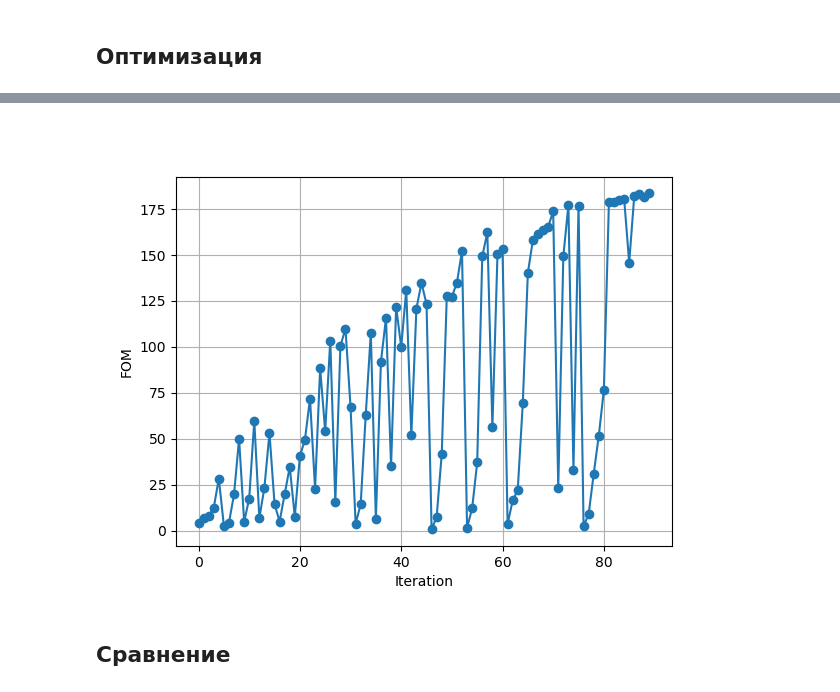
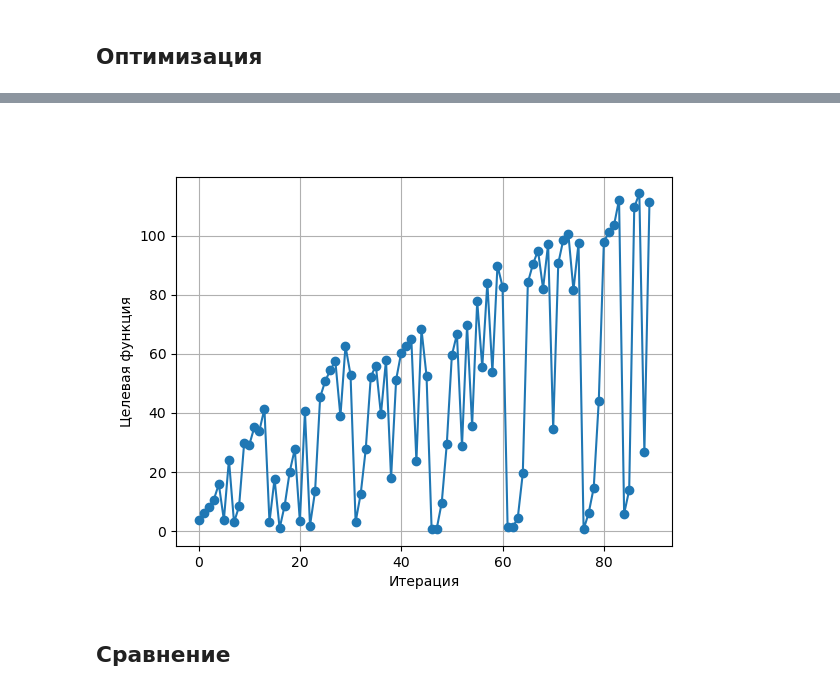
Before and after one commit to rangiferina/WGM_adjoint, a Jupyter notebook: WGM.ipynb, the cells around one changed output, grey strips where cells are left out. Saved outputs shown, nothing was run; the diff lists cells and outputs as text; code cells hidden in the pictures.

```diff
--- a/WGM.ipynb
+++ b/WGM.ipynb
@@ -6,14 +6,14 @@ import numpy as np
 from matplotlib import pyplot as plt
 import meep.adjoint as mpa
 import autograd.numpy as npa
-from autograd import tensor_jacobian_product
+from autograd import tensor_jacobian_product, grad
 import os
 
 
 mp.verbosity(0)
 cmap = 'RdBu' # цветовая гамма графиков
-foldername = 'fin beta single freq d100'
-file_name='min_gap_100'
+foldername = 'fin beta single freq d200 minlen100'
+filename='min_gap_200_linewidth_100'
 os.makedirs(foldername, exist_ok=True)
 '''Физические параметры'''
 Si = 3.4
@@ -26,8 +26,8 @@ nf_opt = 1
 df_opt = 0.03
 
 angle = 45 # угол между краями углубления и центром диска (градусы)
-distance = 0.1 # расстояние между краями диска и волновода (микроны)
-distance_min = 0.1
+distance = 0.2 # расстояние между краями диска и волновода (микроны)
+distance_min = 0.2
 
 wg_width = 0.5 # waveguide width (micron)
 wg_center_y_f = lambda a, d: (r+d)*np.cos(np.radians(a/2)) + wg_width/2
@@ -127,7 +127,7 @@ def test_structure(id_name, geometry, fcen_p, fcen_q, df_p_mon, df_q_mon, wg_flu
     # Plot geometry
     plt.figure()
     sim_temp.plot2D()
-    plt.savefig(f'{foldername}/{file_name}_{id_name}_geom.png')
+    plt.savefig(f'{foldername}/{filename}_{id_name}_geom.png')
     plt.show()
     # Добавление мониторов
     wg_fluxes = sim_temp.add_flux(fcen_p, df_p_mon, nfreq, *wg_fluxes_reg)
@@ -142,9 +142,11 @@ def test_structure(id_name, geometry, fcen_p, fcen_q, df_p_mon, df_q_mon, wg_flu
     # Plot Ez field
     plt.figure()
     sim_temp.plot2D(fields=mp.Ez)
-    plt.savefig(f'{foldername}/{file_name}_{id_name}_Ez.png')
+    plt.savefig(f'{foldername}/{filename}_{id_name}_Ez.png')
     plt.show()
-
+    np.save(f"{foldername}/{filename}_flux_in_wg.npy", flux_in_wg)
+    np.save(f"{foldername}/{filename}_flux_out_wg.npy", flux_out_wg)
+    np.save(f"{foldername}/{filename}_wls.npy", flux_wls)
     return {'wls': flux_wls, 'in': flux_in_wg, 'out': flux_out_wg, 'res_wls': wls, 'Qs': Qs}
 
 
@@ -170,14 +172,14 @@ def run_and_measure_Q(simulation, fcen_q, df_q, coordinates, time):
 
 
 #fluxes, labels должны быть списками из мощностей и соответствующих им названий одинаковой длины
-def plot_fluxes(title, wls, fluxes, labels, filename):
+def plot_fluxes(title, wls, fluxes, labels, name):
     plt.figure()
     plt.title(title)
     for f, l in zip(fluxes, labels):
         plt.plot(wls, f, 'o-', label=l)
     plt.xlabel("Длина волны (μм)")
     plt.legend()
-    plt.savefig(f'{foldername}/{file_name}_{filename}.png')
+    plt.savefig(f'{foldername}/{filename}_{name}.png')
     plt.show()
 # %%
 sim.geometry = init_geometry(has_wg=True, angle=angle, distance=distance)
@@ -192,7 +194,7 @@ maximum_wl = init_str['wls'][np.argmax(init_str['in'])]
 # %%
 '''Optimization'''
 
-minimum_length = 0.09
+minimum_length = 0.1
 eta_e = 0.55
 #filter_radius = mpa.get_conic_radius_from_eta_e(minimum_length, eta_e)
 #filter_radius = distance/4 #четверть зазора
@@ -355,13 +418,13 @@ def f(v, gradient, cur_beta):
 
 
     evaluation_history.append(np.real(f0))
-    np.save(f"{foldername}/{file_name}_{cur_iter[0]}.npy",v)
+    np.save(f"{foldername}/{filename}_{cur_iter[0]}.npy",v)
     cur_iter[0] = cur_iter[0] + 1
     print(np.real(f0))
     return np.real(f0)
 
 
-
+%matplotlib ipympl
 # Create the animation
 animate_step = mp.Animate2D(
     fields=None,
@@ -385,7 +448,7 @@ cur_iter = [0]
 x = initial_config
 # Продолжить с заданной итерации
 #iter = 10
-#x = np.load(f"{foldername}/{file_name}_{iter}.npy")
+#x = np.load(f"{foldername}/{filename}_{iter}.npy")
 
 
 # lower and upper bounds
@@ -433,14 +512,14 @@ Calculating gradient...
 # %%
 plt.figure()
 plt.plot(evaluation_history, "o-")
 plt.grid(True)
-plt.xlabel("Iteration")
-plt.ylabel("FOM")
-np.save(f"{foldername}/{file_name}_history.npy", np.array(evaluation_history))
-plt.savefig(f"{foldername}/{file_name}_history.png")
+plt.xlabel("Итерация")
+plt.ylabel("Целевая функция")
+np.save(f"{foldername}/{filename}_history.npy", np.array(evaluation_history))
+plt.savefig(f"{foldername}/{filename}_history.png")
 plt.show()
 # %% [output]
-[figure, old version]
+[figure, new version]
 # %% [markdown]
 ## Сравнение
 # %% [markdown]
```
Also changed, not shown: parts of 8 cells of this notebook.
